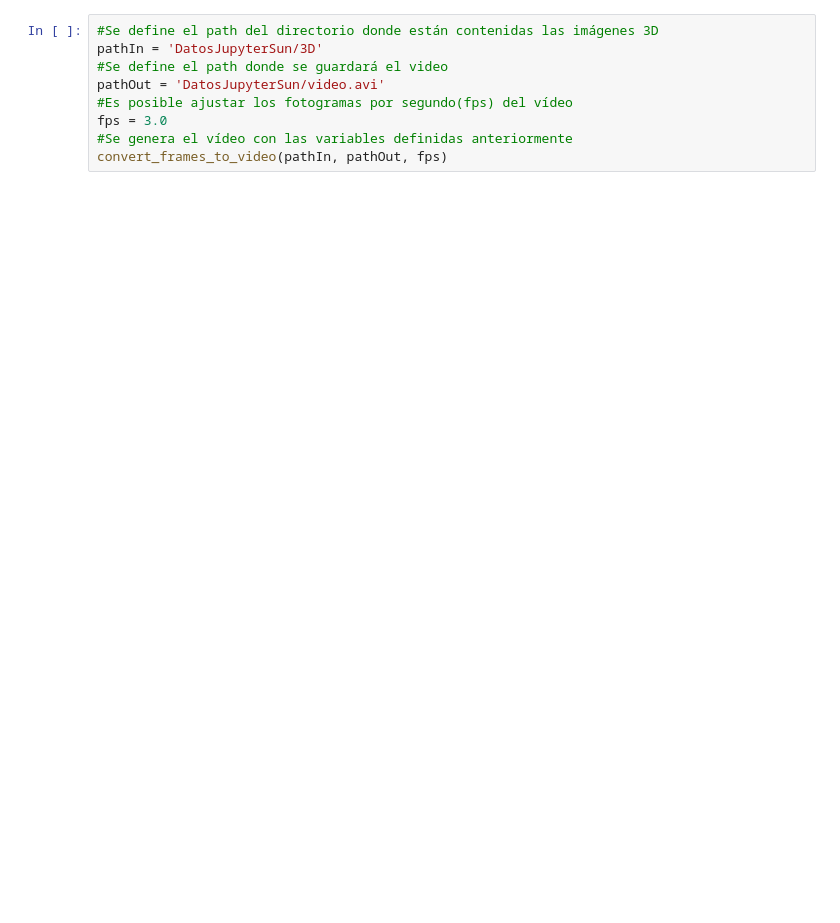
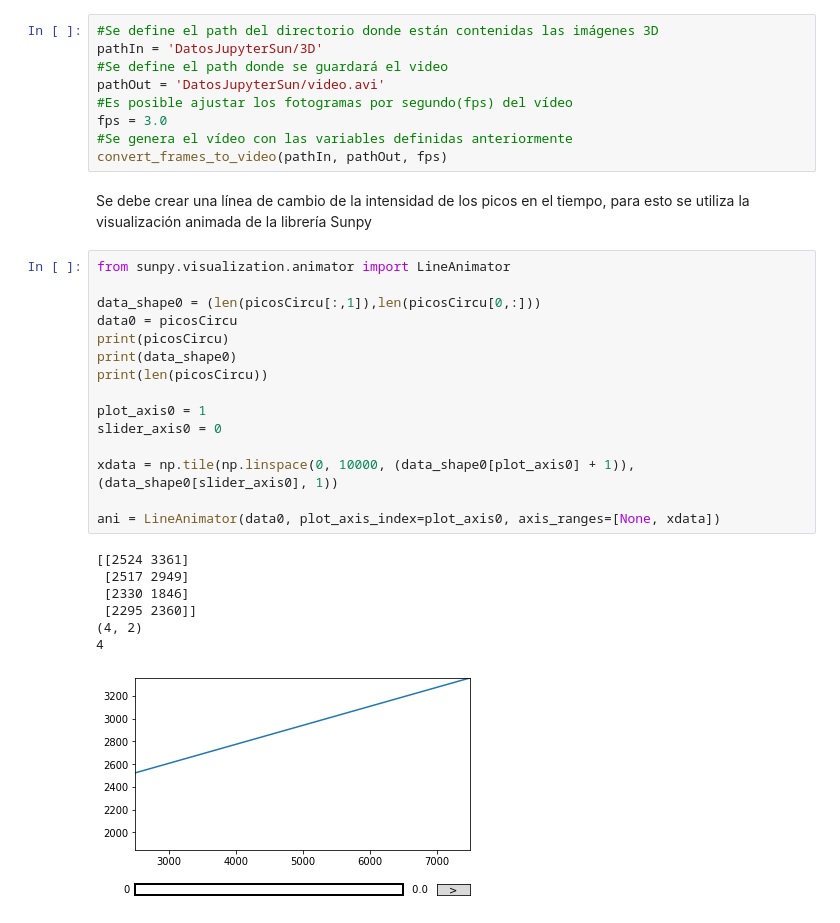
Before and after one commit to fmezacr/Solar_Data12019, a Jupyter notebook: Noviembre/2019/RutinaGeneral2019.ipynb, the cells around one changed output. Saved outputs shown, nothing was run; the diff lists cells and outputs as text; blank space fills up the shorter version.

```diff
--- a/Noviembre/2019/RutinaGeneral2019.ipynb
+++ b/Noviembre/2019/RutinaGeneral2019.ipynb
@@ -622,3 +590,28 @@ pathOut = 'DatosJupyterSun/video.avi'
 fps = 3.0
 #Se genera el vídeo con las variables definidas anteriormente
 convert_frames_to_video(pathIn, pathOut, fps)
+# %% [markdown]
+Se debe crear una línea de cambio de la intensidad de los picos en el tiempo, para esto se utiliza la visualización animada de la librería Sunpy
+# %%
+from sunpy.visualization.animator import LineAnimator
+
+data_shape0 = (len(picosCircu[:,1]),len(picosCircu[0,:]))
+data0 = picosCircu
+print(picosCircu)
+print(data_shape0)
+print(len(picosCircu))
+
+plot_axis0 = 1
+slider_axis0 = 0
+
+xdata = np.tile(np.linspace(0, 10000, (data_shape0[plot_axis0] + 1)), (data_shape0[slider_axis0], 1))
+
+ani = LineAnimator(data0, plot_axis_index=plot_axis0, axis_ranges=[None, xdata])
+# %% [output]
+[[2524 3361]
+ [2517 2949]
+ [2330 1846]
+ [2295 2360]]
+(4, 2)
+4
+[figure, added]
```
Also changed, not shown: parts of 8 cells of this notebook, 3 other files.
